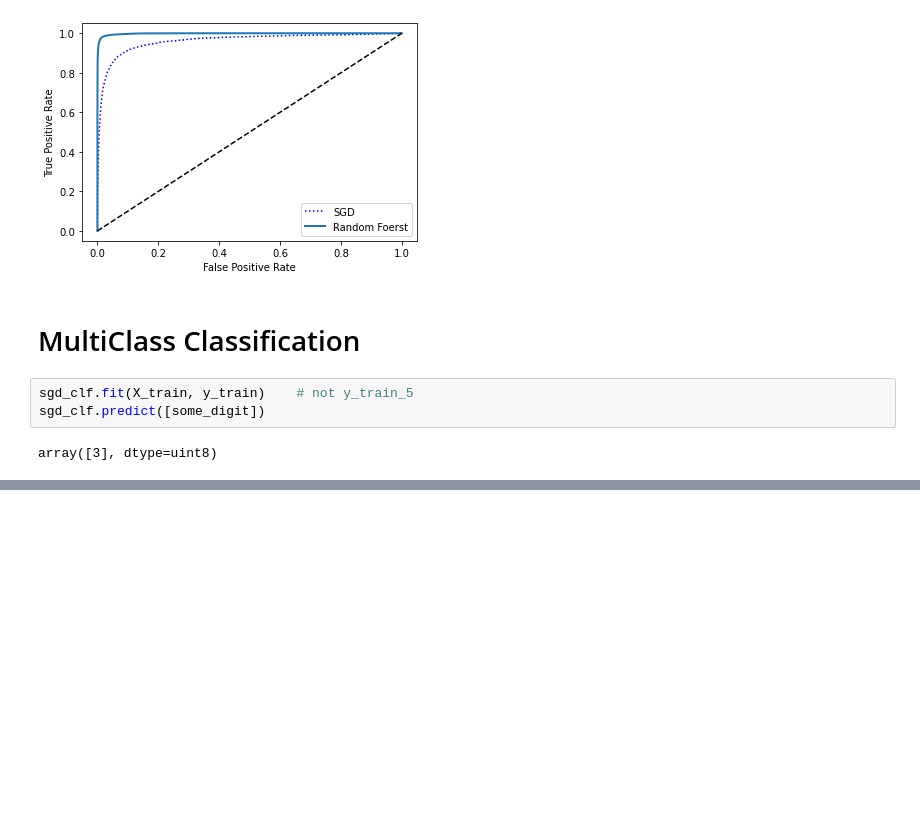
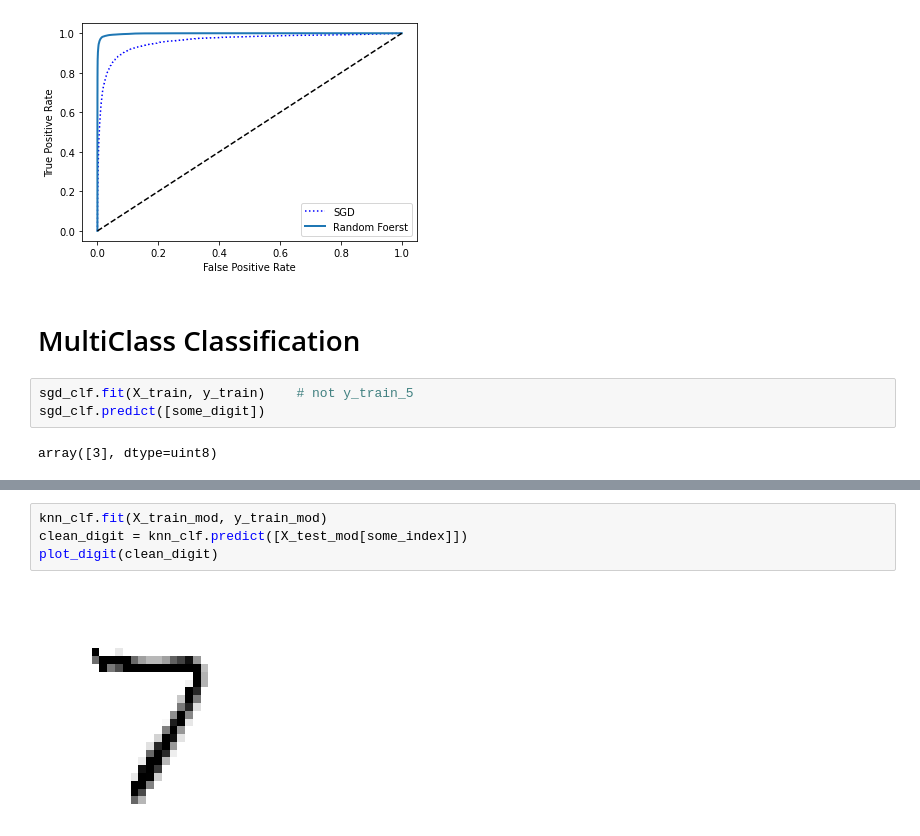
Before and after one commit to utshabkg/ML_Competition-AND-Practice, a Jupyter notebook: Practice/Hands on ML with Scikit Learn and TF/Chapter 3/MNIST.ipynb, the cells around one changed output, grey strips where cells are left out. Saved outputs shown, nothing was run; the diff lists cells and outputs as text; blank space fills up the shorter version.

```diff
--- a/Practice/Hands on ML with Scikit Learn and TF/Chapter 3/MNIST.ipynb
+++ b/Practice/Hands on ML with Scikit Learn and TF/Chapter 3/MNIST.ipynb
@@ -220,0 +341,6 @@ array([3], dtype=uint8)
+# %%
+knn_clf.fit(X_train_mod, y_train_mod)
+clean_digit = knn_clf.predict([X_test_mod[some_index]])
+plot_digit(clean_digit)
+# %% [output]
+[figure, added]
```
Also changed, not shown: parts of 21 cells of this notebook.
